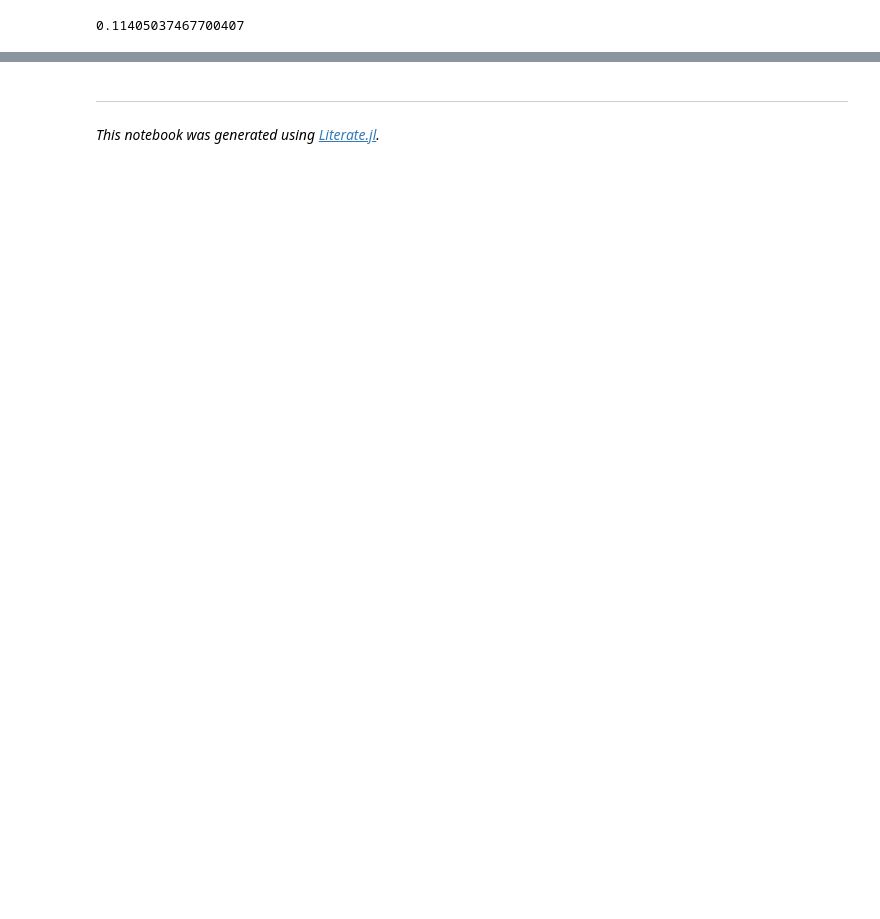
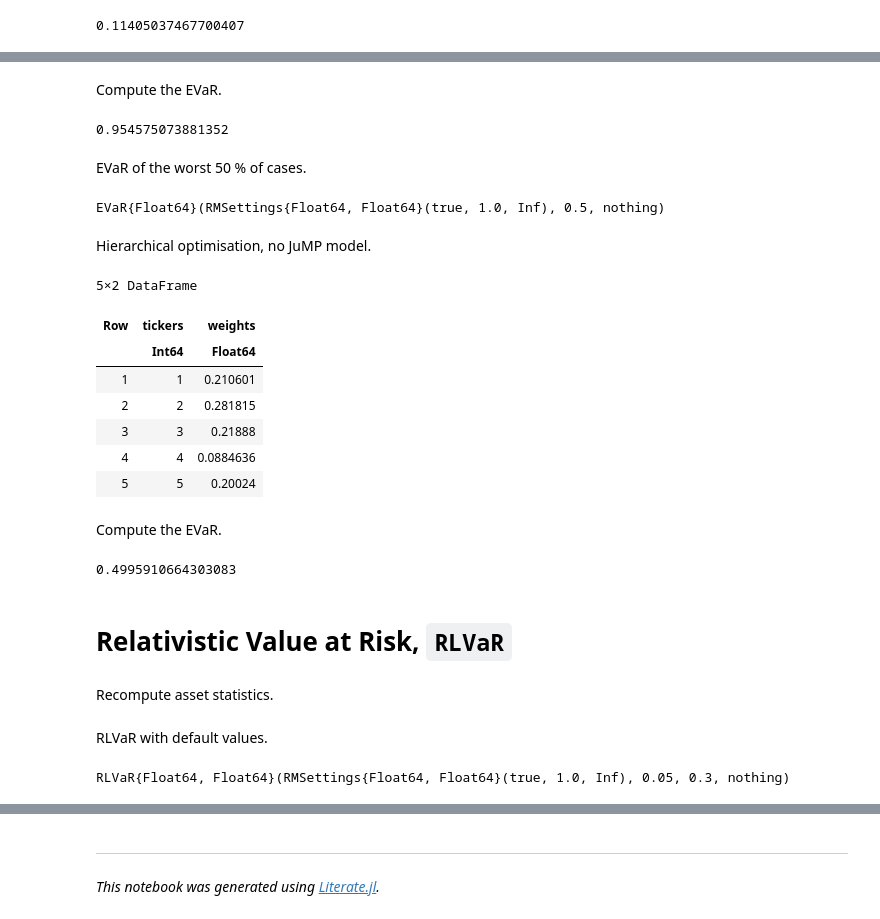
Before and after one commit to dcelisgarza/PortfolioOptimiser.jl, a Jupyter notebook: examples/0_risk_measure_examples.ipynb, the cells around one changed output, grey strips where cells are left out. Cells and saved outputs as stored; diff of their text form; code cells hidden in the pictures; blank space fills up the shorter version.

```diff
--- a/examples/0_risk_measure_examples.ipynb
+++ b/examples/0_risk_measure_examples.ipynb
@@ -1223,0 +1318,35 @@ r4 = calc_risk(port, :HRP; rm = rm)
+# %% [markdown]
+Compute the EVaR.
+# %%
+r3 = calc_risk(port, :HRP; rm = rm)
+# %% [output]
+0.954575073881352
+# %% [markdown]
+EVaR of the worst 50 % of cases.
+# %%
+rm = EVaR(; alpha = 0.5)
+# %% [output]
+EVaR{Float64}(RMSettings{Float64, Float64}(true, 1.0, Inf), 0.5, nothing)
+# %% [markdown]
+Hierarchical optimisation, no JuMP model.
+# %%
+w4 = optimise!(port, HRP(; rm = rm))
+# %% [output]
+5×2 DataFrame
+| Row | tickers | weights |
+|  | Int64 | Float64 |
+| 1 | 1 | 0.210601 |
+| 2 | 2 | 0.281815 |
+| 3 | 3 | 0.21888 |
+| 4 | 4 | 0.0884636 |
+| 5 | 5 | 0.20024 |
+# %% [markdown]
+Compute the EVaR.
+# %%
+r4 = calc_risk(port, :HRP; rm = rm)
+# %% [output]
+0.4995910664303083
+# %% [markdown]
+# Relativistic Value at Risk, `RLVaR`
+# %% [markdown]
+Recompute asset statistics.
@@ -1223,0 +1355,6 @@ r4 = calc_risk(port, :HRP; rm = rm)
+# %% [markdown]
+RLVaR with default values.
+# %%
+rm = RLVaR()
+# %% [output]
+RLVaR{Float64, Float64}(RMSettings{Float64, Float64}(true, 1.0, Inf), 0.05, 0.3, nothing)
```
Also changed, not shown: parts of 101 cells of this notebook, 3 other files.
